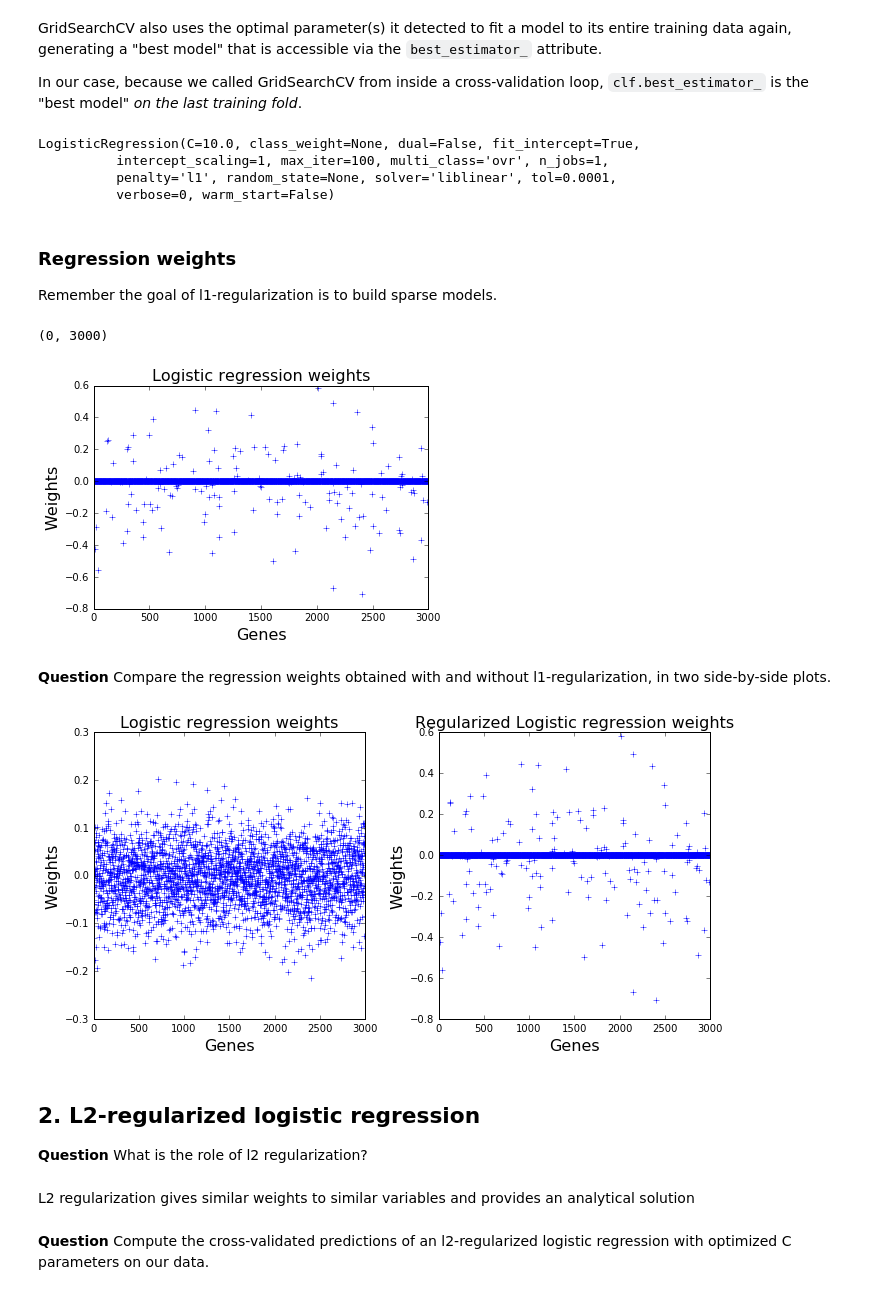
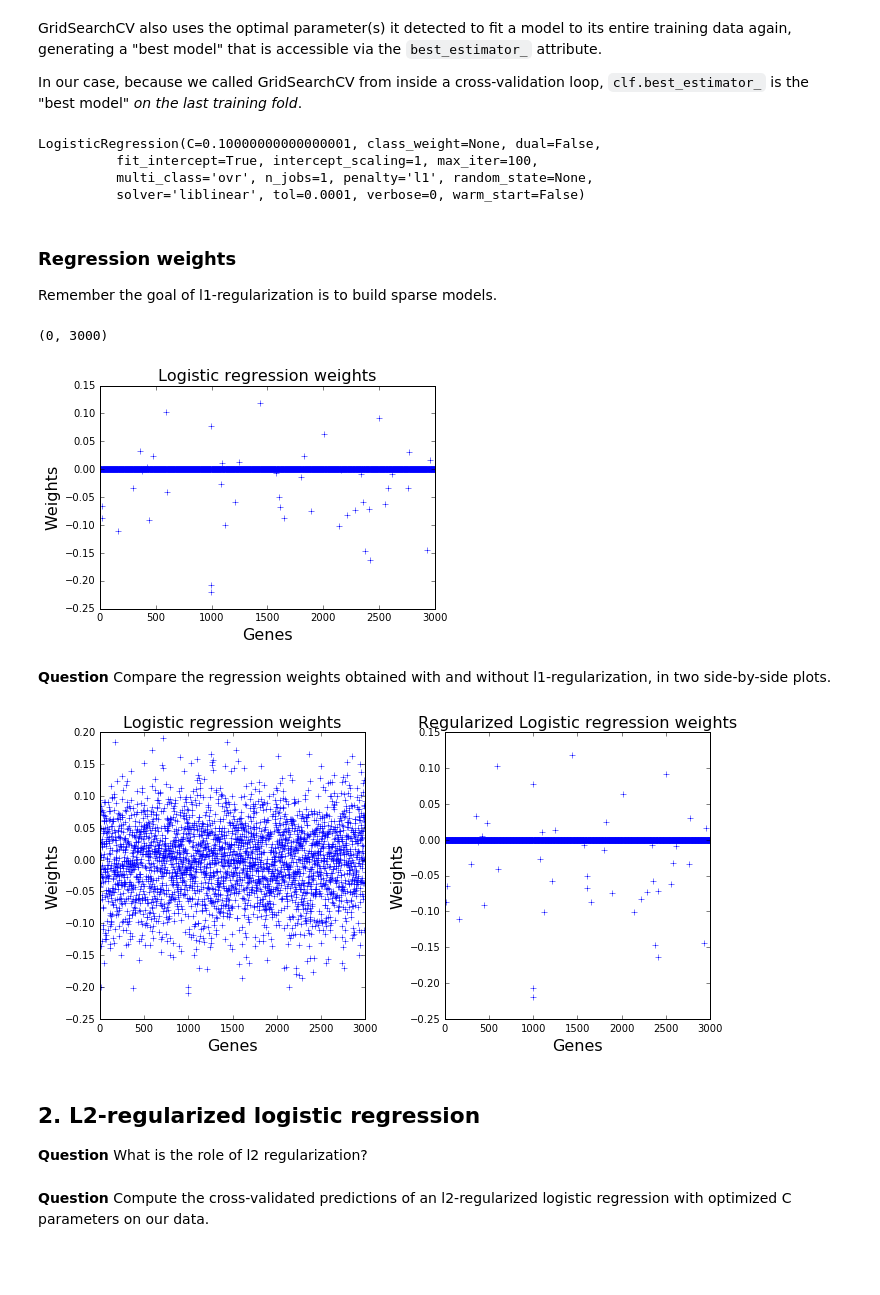
Before and after one commit to AdrienGlmz/ma2823_2016, a Jupyter notebook: lab_notebooks/Lab 4 2016-10-07 Regularized logistic regression.ipynb, the cells around one changed output. Cells and saved outputs as stored; diff of their text form; code cells hidden in the pictures; blank space fills up the shorter version.

```diff
--- a/lab_notebooks/Lab 4 2016-10-07 Regularized logistic regression.ipynb
+++ b/lab_notebooks/Lab 4 2016-10-07 Regularized logistic regression.ipynb
@@ -154,8 +154,8 @@ param_grid = {'C':[1e-3, 1e-2, 1e-1, 1., 1e2, 1e3]}
 # %% [markdown]
 **Question** What criterion is used to chose the optimal C? See the documentation at http://scikit-learn.org/0.17/modules/generated/sklearn.grid_search.GridSearchCV.html#sklearn.grid_search.GridSearchCV.  Try changing this criterion http://scikit-learn.org/stable/modules/model_evaluation.html#scoring-parameter
 # %%
-param_grid = {'C': np.power(10.0, np.arange(-10, 10))}
-clf_L1_optimized = grid_search.GridSearchCV(linear_model.LogisticRegression(penalty='l1'), param_grid)
+param_grid = {'C': np.power(10.0, np.arange(-15, 15))}
+clf_optimized = grid_search.GridSearchCV(linear_model.LogisticRegression(penalty='l1'), param_grid)
 # %% [markdown]
 **Question** Compute the cross-validated predictions of the l1-regularized logistic regression with optimized C parameter on our data.
 # %%
@@ -214,33 +214,33 @@ GridSearchCV also uses the optimal parameter(s) it detected to fit a model to it
 
 In our case, because we called GridSearchCV from inside a cross-validation loop, `clf.best_estimator_` is the "best model" *on the last training fold*.
 # %%
-print(clf_L1_optimized.best_estimator_)
+print(clf_optimized.best_estimator_)
 # %% [output]
-LogisticRegression(C=10.0, class_weight=None, dual=False, fit_intercept=True,
-          intercept_scaling=1, max_iter=100, multi_class='ovr', n_jobs=1,
-          penalty='l1', random_state=None, solver='liblinear', tol=0.0001,
-          verbose=0, warm_start=False)
+LogisticRegression(C=0.10000000000000001, class_weight=None, dual=False,
+          fit_intercept=True, intercept_scaling=1, max_iter=100,
+          multi_class='ovr', n_jobs=1, penalty='l1', random_state=None,
+          solver='liblinear', tol=0.0001, verbose=0, warm_start=False)
 # %% [markdown]
 ### Regression weights
 Remember the goal of l1-regularization is to build sparse models.
 # %%
 # This code plots the regression weights of the classifier 'clf'
-plt.plot(range(len(clf_L1_optimized.best_estimator_.coef_[0])), clf_L1_optimized.best_estimator_.coef_[0],
+plt.plot(range(len(clf_optimized.best_estimator_.coef_[0])), clf_optimized.best_estimator_.coef_[0],
          color='blue', marker='+', linestyle='')
 plt.xlabel('Genes', fontsize=16)
 plt.ylabel('Weights', fontsize=16)
 plt.title('Logistic regression weights', fontsize=16)
 plt.xlim([0, X.shape[1]])
 # %% [output]
 (0, 3000)
-[figure, old version]
+[figure, new version]
 # %% [markdown]
 **Question** Compare the regression weights obtained with and without l1-regularization, in two side-by-side plots.
 # %%
 fig = plt.figure(figsize=(10, 5))
 ax = fig.add_subplot(121) # use a 1x2 subplot grid; ax will refer to the 1st subplot
 
-number_of_weights = len(clf_L1_optimized.best_estimator_.coef_[0])
+number_of_weights = len(clf_optimized.best_estimator_.coef_[0])
 logreg_weights = clf.coef_[0]
 
 ax.plot(range(number_of_weights), logreg_weights,color='blue', marker='+', linestyle='')
@@ -251,7 +251,7 @@ ax.set_xlim([0, X.shape[1]])
 
 ax = fig.add_subplot(122) # use a 1x2 subplot grid; ax will refer to the 2nd subplot
 
-l1_logreg_weights = clf_L1_optimized.best_estimator_.coef_[0]
+l1_logreg_weights = clf_optimized.best_estimator_.coef_[0]
 
 ax.plot(range(number_of_weights), l1_logreg_weights,color='blue', marker='+', linestyle='')
 ax.set_xlabel('Genes', fontsize=16)
@@ -260,11 +260,9 @@ ax.set_title('Regularized Logistic regression weights', fontsize=16)
 ax.set_xlim([0, X.shape[1]])
 plt.tight_layout()
 # %% [output]
-[figure, old version]
+[figure, new version]
 # %% [markdown]
 ## 2. L2-regularized logistic regression
 
 **Question** What is the role of l2 regularization?
-# %% [markdown]
-L2 regularization gives similar weights to similar variables and provides an analytical solution
 # %%
```
Also changed, not shown: parts of 11 cells of this notebook.
